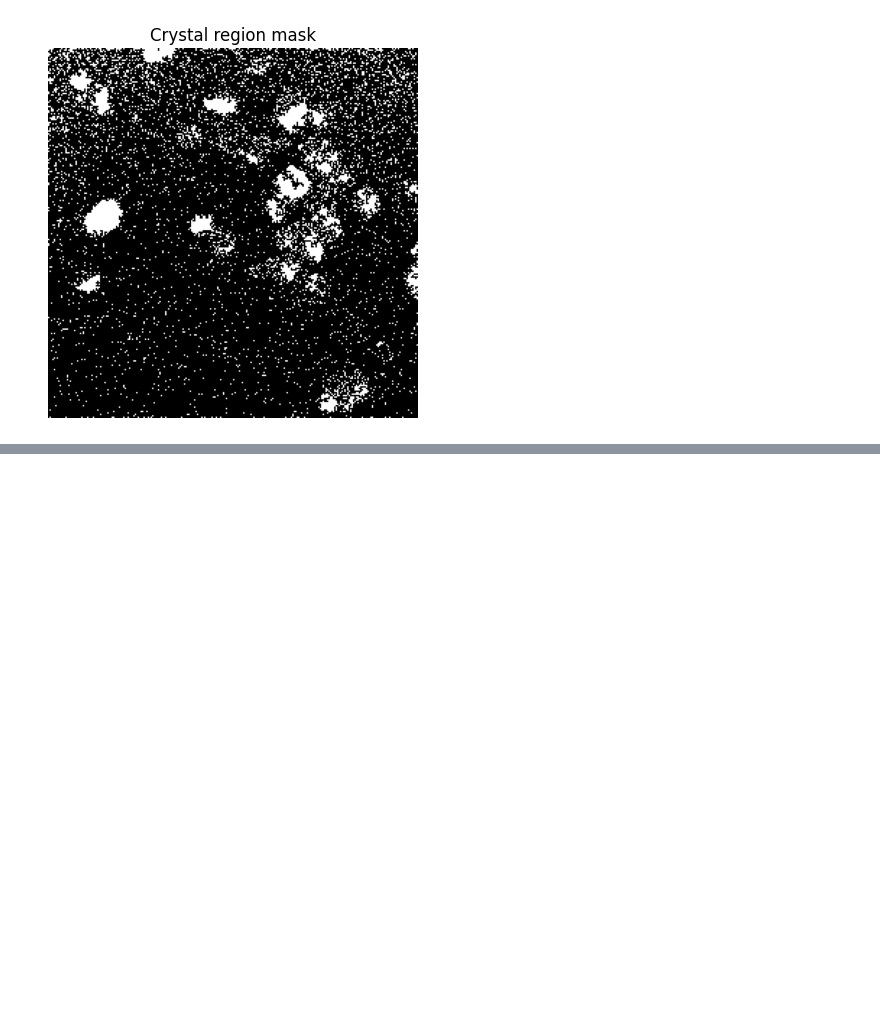
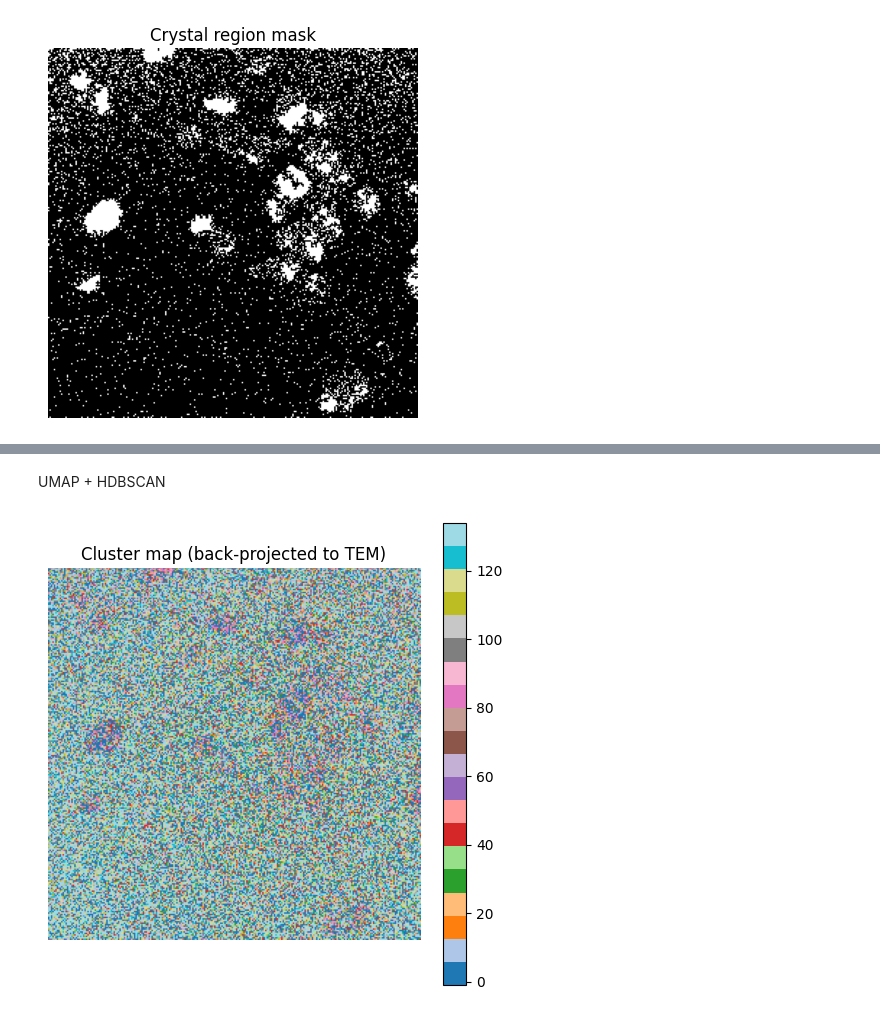
Before and after one commit to Tndeal/PH-TEM, a Jupyter notebook: image_topology/first_run.ipynb, the cells around one changed output, grey strips where cells are left out. Saved outputs shown, nothing was run; the diff lists cells and outputs as text; code cells hidden in the pictures; blank space fills up the shorter version.

```diff
--- a/image_topology/first_run.ipynb
+++ b/image_topology/first_run.ipynb
@@ -299,0 +275,19 @@ plt.show()
+# %% [markdown]
+UMAP + HDBSCAN
+# %%
+import hdbscan
+
+labels = hdbscan.HDBSCAN(
+    min_cluster_size=50
+).fit_predict(embedding)
+
+label_img = label_to_image(image_data, labels, positions)
+
+plt.figure(figsize=(6,6))
+plt.imshow(label_img, cmap="tab20")
+plt.title("Cluster map (back-projected to TEM)")
+plt.colorbar()
+plt.axis("off")
+plt.show()
+# %% [output]
+[figure, added]
```
Also changed, not shown: parts of 15 cells of this notebook, 1 other file.
